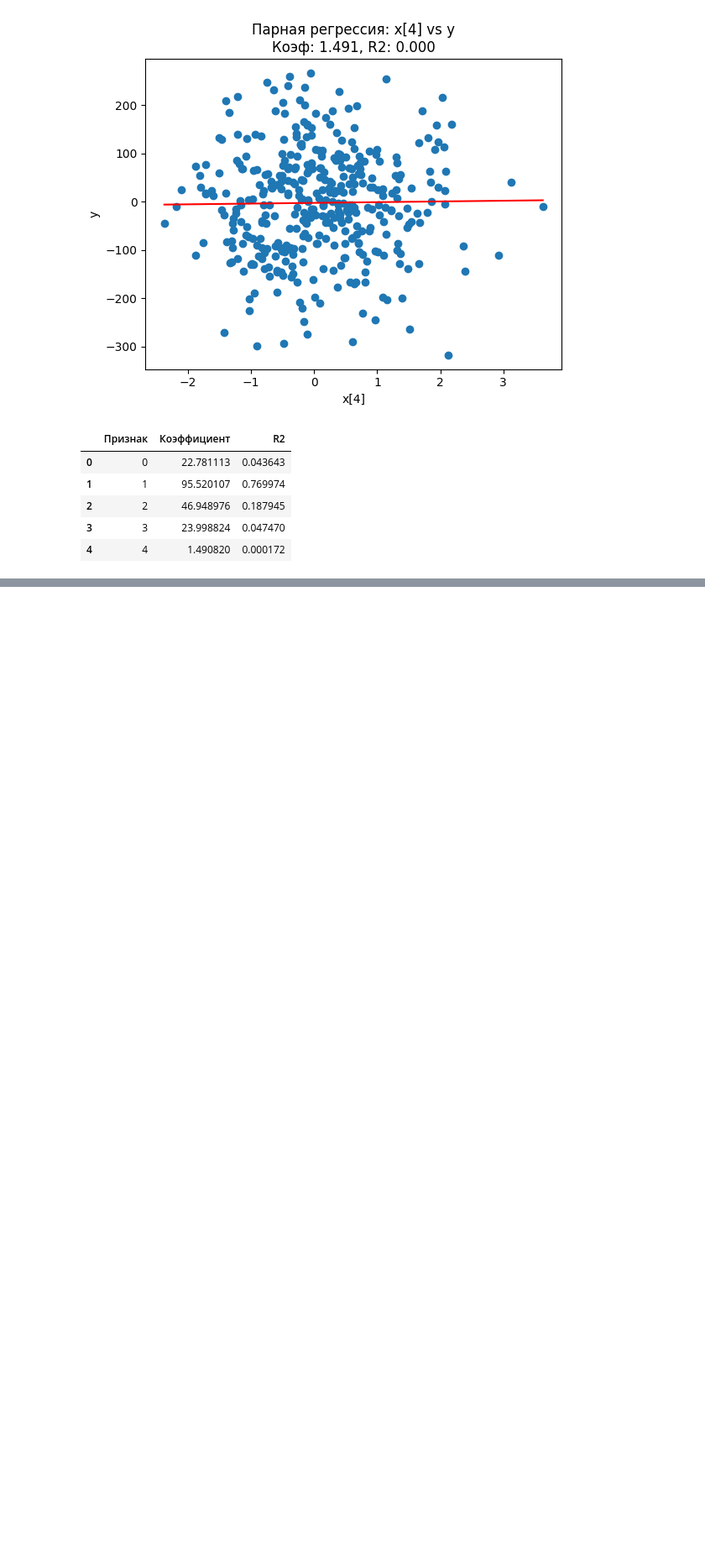
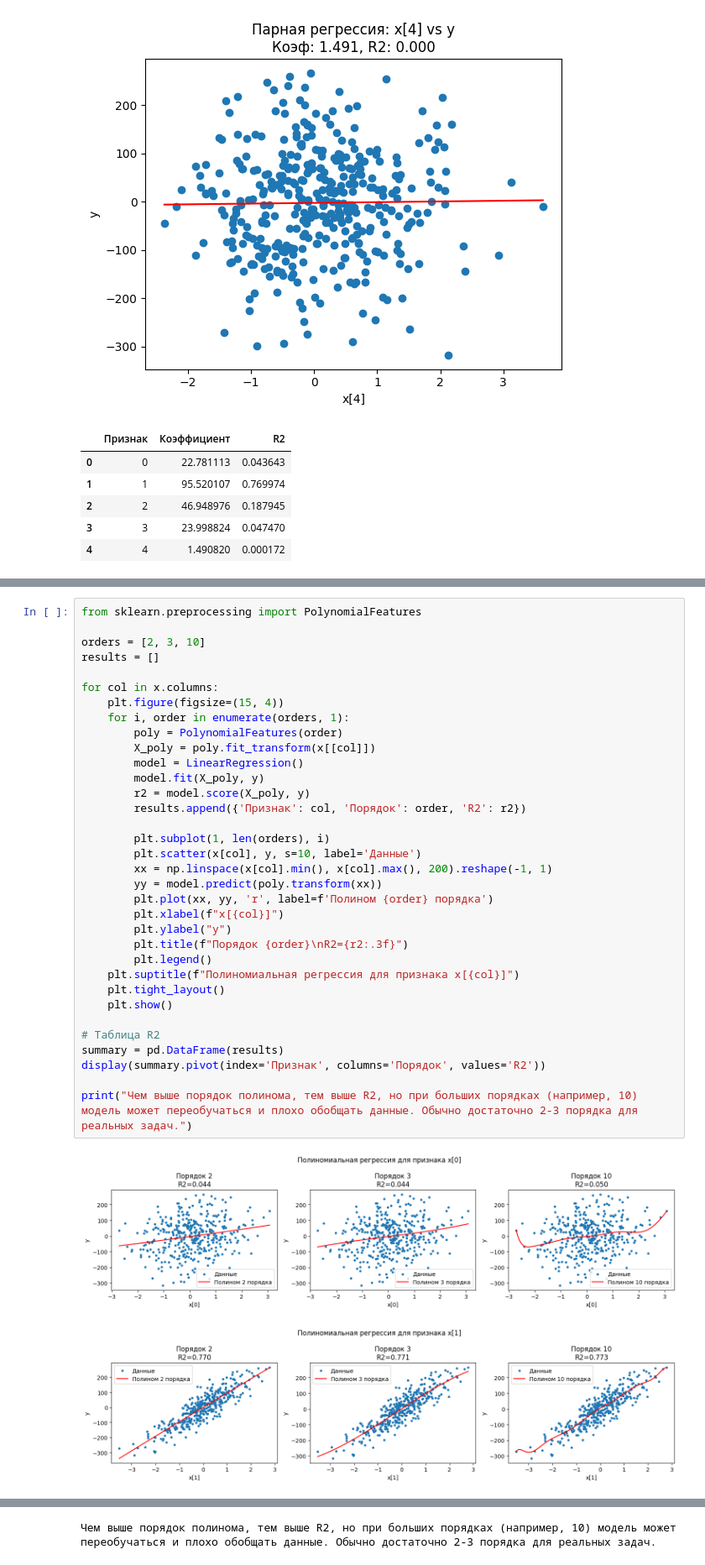
Before and after one commit to nexxy06/misis_ml_course, a Jupyter notebook: ML1.2 multivariate/1.2ml.ipynb, the cells around one changed output, grey strips where cells are left out. Shown at 84% size. Saved outputs shown, nothing was run; the diff lists cells and outputs as text; blank space fills up the shorter version.

```diff
--- a/ML1.2 multivariate/1.2ml.ipynb
+++ b/ML1.2 multivariate/1.2ml.ipynb
@@ -126,0 +201,37 @@ display(summary)
+# %%
+from sklearn.preprocessing import PolynomialFeatures
+
+orders = [2, 3, 10]
+results = []
+
+for col in x.columns:
+    plt.figure(figsize=(15, 4))
+    for i, order in enumerate(orders, 1):
+        poly = PolynomialFeatures(order)
+        X_poly = poly.fit_transform(x[[col]])
+        model = LinearRegression()
+        model.fit(X_poly, y)
+        r2 = model.score(X_poly, y)
+        results.append({'Признак': col, 'Порядок': order, 'R2': r2})
+
+        plt.subplot(1, len(orders), i)
+        plt.scatter(x[col], y, s=10, label='Данные')
+        xx = np.linspace(x[col].min(), x[col].max(), 200).reshape(-1, 1)
+        yy = model.predict(poly.transform(xx))
+        plt.plot(xx, yy, 'r', label=f'Полином {order} порядка')
+        plt.xlabel(f"x[{col}]")
+        plt.ylabel("y")
+        plt.title(f"Порядок {order}\nR2={r2:.3f}")
+        plt.legend()
+    plt.suptitle(f"Полиномиальная регрессия для признака x[{col}]")
+    plt.tight_layout()
+    plt.show()
+
+# Таблица R2
+summary = pd.DataFrame(results)
+display(summary.pivot(index='Признак', columns='Порядок', values='R2'))
+
+print("Чем выше порядок полинома, тем выше R2, но при больших порядках (например, 10) модель может переобучаться и плохо обобщать данные. Обычно достаточно 2-3 порядка для реальных задач.")
+# %% [output]
+[figure, added]
+[figure, added]
@@ -126,0 +248 @@ display(summary)
+Чем выше порядок полинома, тем выше R2, но при больших порядках (например, 10) модель может переобучаться и плохо обобщать данные. Обычно достаточно 2-3 порядка для реальных задач.
```
Also changed, not shown: parts of 3 cells of this notebook.
